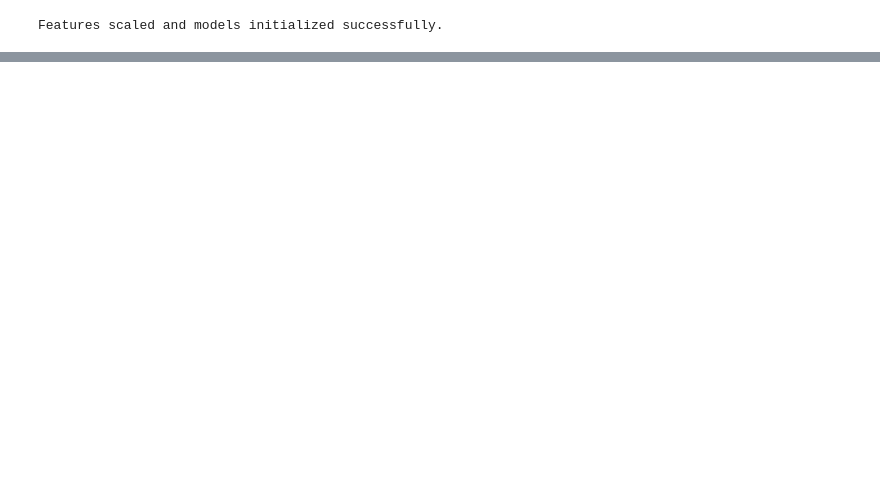
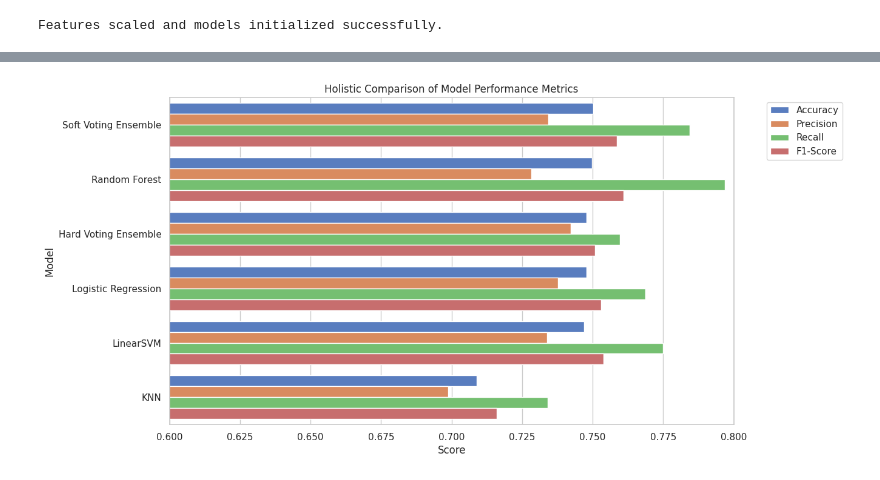
Before and after one commit to Eyob-Assefa/ml_diabetes-risk-app, a Jupyter notebook: diabetes_ml_model.ipynb, the cells around one changed output, grey strips where cells are left out. Saved outputs shown, nothing was run; the diff lists cells and outputs as text; code cells hidden in the pictures; blank space fills up the shorter version.

```diff
--- a/diabetes_ml_model.ipynb
+++ b/diabetes_ml_model.ipynb
@@ -389,0 +414,34 @@ print("hello")
+# %%
+from sklearn.metrics import precision_score, recall_score, f1_score
+import pandas as pd
+
+# Creating a list to store all results
+results_list = []
+
+# Loop through our tuned_models dictionary to get metrics for each
+for name, model in tuned_models.items():
+    # Predict on the test set
+    y_pred = model.predict(X_test_scaled)
+
+    # Calculate Metrics
+    acc = accuracy_score(y_test, y_pred)
+    prec = precision_score(y_test, y_pred)
+    rec = recall_score(y_test, y_pred)
+    f1 = f1_score(y_test, y_pred)
+
+    # Store in list
+    results_list.append({
+        'Model': name,
+        'Accuracy': acc,
+        'Precision': prec,
+        'Recall': rec,
+        'F1-Score': f1
+    })
+
+# Convert to a DataFrame for clean display
+results_df = pd.DataFrame(results_list).sort_values(by='Accuracy', ascending=False)
+
+# Display the table
+print("Final Model Performance Comparison:")
+results_df.reset_index(drop=True, inplace=True)
+results_df
@@ -389,0 +457,12 @@ print("hello")
+# %%
+# Melt the dataframe to make it easier to plot with Seaborn
+plot_df = results_df.melt(id_vars='Model', var_name='Metric', value_name='Score')
+
+plt.figure(figsize=(12, 7))
+sns.barplot(x='Score', y='Model', hue='Metric', data=plot_df, palette='muted')
+plt.title('Holistic Comparison of Model Performance Metrics')
+plt.xlim(0.6, 0.8) # Zooming in to see the differences clearly
+plt.legend(bbox_to_anchor=(1.05, 1), loc='upper left')
+plt.show()
+# %% [output]
+[figure, added]
```
Also changed, not shown: parts of 22 cells of this notebook.
